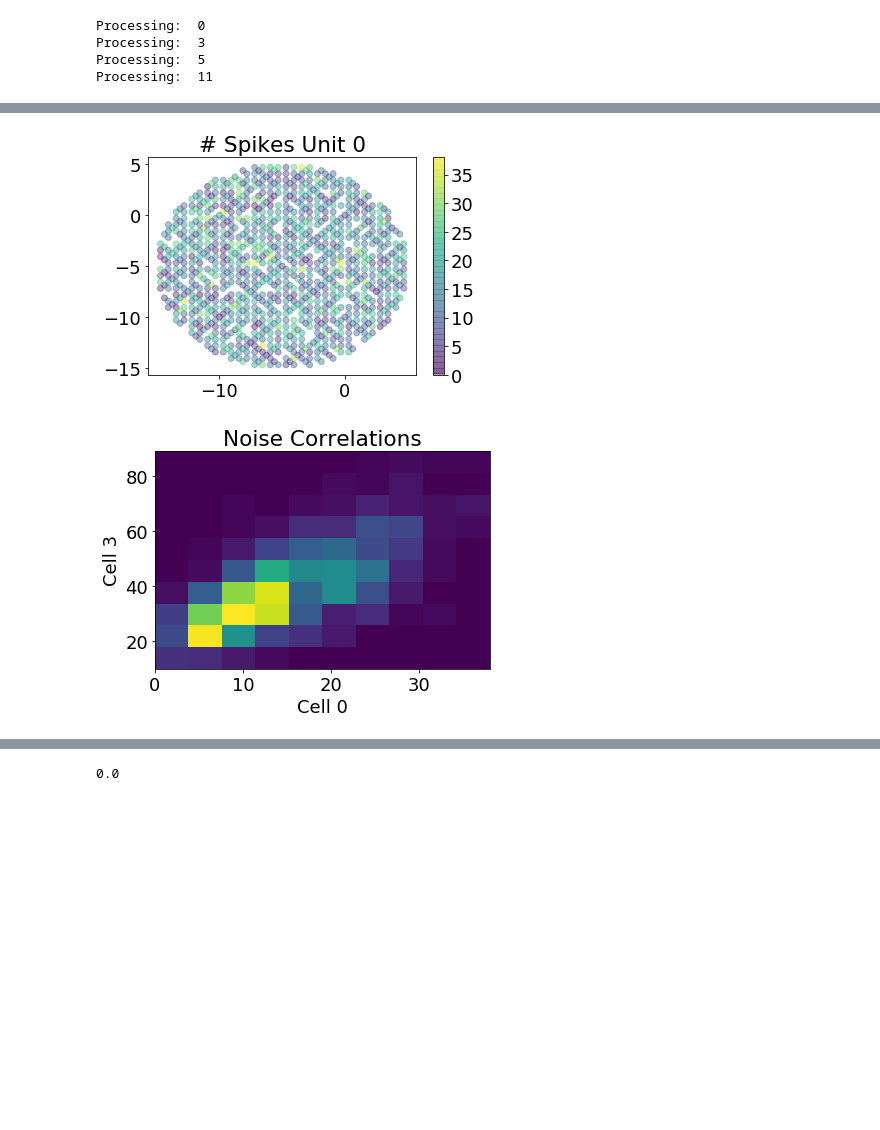
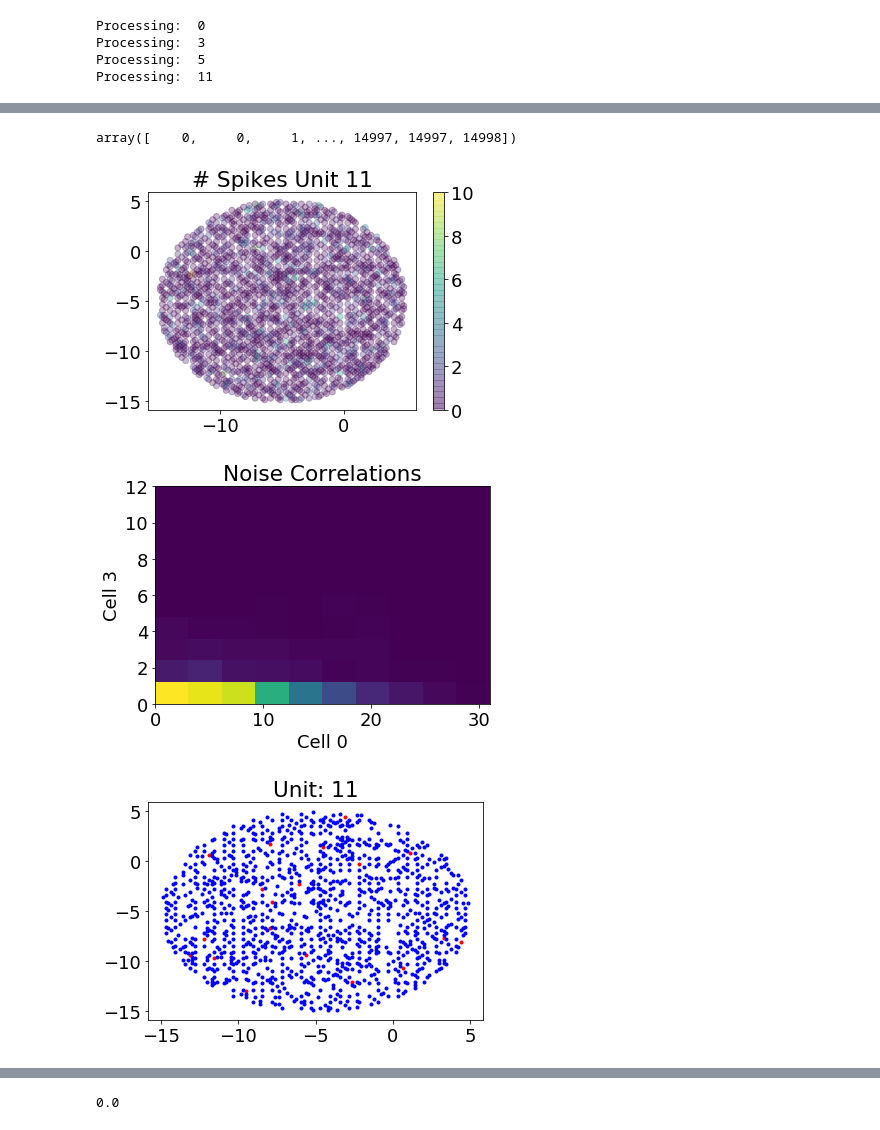
Before and after one commit to TimCSheehan/try_STRF, a Jupyter notebook: attempt_big_grid.ipynb, the cells around one changed output, grey strips where cells are left out. Cells and saved outputs as stored; diff of their text form; code cells hidden in the pictures; blank space fills up the shorter version.

```diff
--- a/attempt_big_grid.ipynb
+++ b/attempt_big_grid.ipynb
@@ -264,10 +272,19 @@ for i in range(len(spk_vec)):
+# %%
+foo = spk_vec[3][1]
+len(foo)
+lTrial
+np.shape(tot_spks)
+tot_spks[0][:15]
+spk_vec[0][0]
+# %% [output]
+array([    0,     0,     1, ..., 14997, 14997, 14998])
 # %%
 loc = np.transpose(np.stack(trials_use['stim_points']))
-spk_view_ind = 0
+spk_view_ind = 3
 this_spk = tot_spks[spk_view_ind] #3,1600
 avg_spk = np.mean(tot_spks,axis=0)
 
-plt.scatter(loc[0],loc[1],c=this_spk,alpha=.4)
+plt.scatter(loc[0],loc[1],c=this_spk,alpha=.3,vmax = 10)
 plt.title('# Spikes Unit '+ str(good_units[spk_view_ind]))
 plt.colorbar()
 plt.show()
@@ -278,7 +295,20 @@ plt.ylabel('Cell 3')
 plt.title('Noise Correlations')
 plt.show()
 # %% [output]
-[figure, old version]
+[figure, new version]
-[figure, old version]
+[figure, new version]
+# %%
+spk_view_ind = 3
+this_spk = tot_spks[spk_view_ind] #3,1600
+
+high = this_spk>50 #25//5
+low = this_spk<20
+
+plt.plot(loc[0][high],loc[1][high],'r.')
+plt.plot(loc[0][low],loc[1][low],'b.')
+plt.title('Unit: ' + str(good_units[spk_view_ind]))
+plt.show()
+# %% [output]
+[figure, added]
 # %%
 avg_spk = np.mean(tot_spks,axis=0)
```
Also changed, not shown: parts of 16 cells of this notebook, 3 other files.
